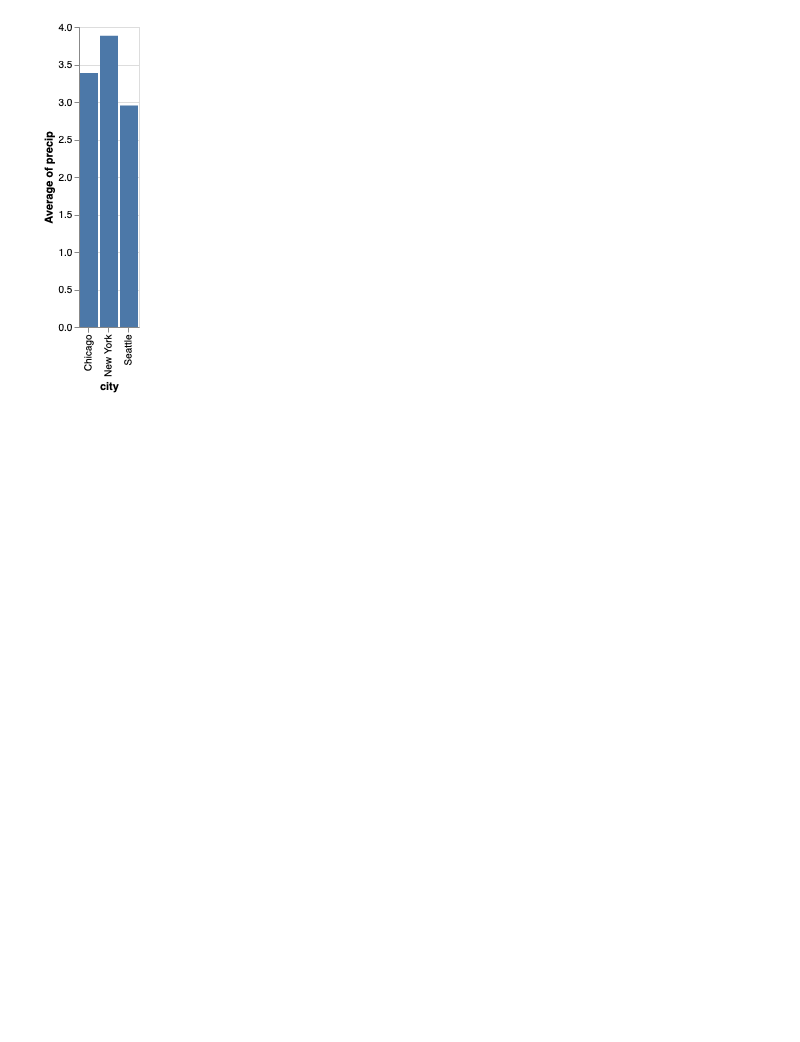
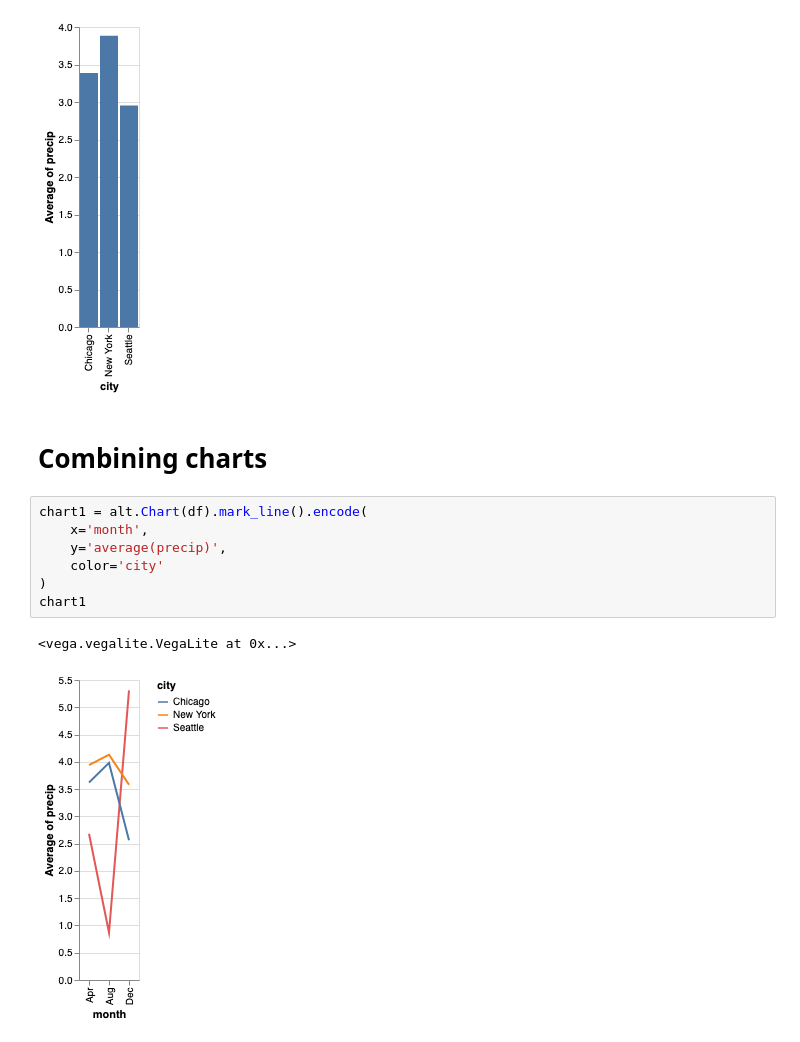
Before and after one commit to hanisaf/mist5730-fall2019, a Jupyter notebook: 30-intro.ipynb, the cells around one changed output. Drawn from its saved outputs; the diff is of its cells as text; blank space fills up the shorter version.

```diff
--- a/30-intro.ipynb
+++ b/30-intro.ipynb
@@ -143,3 +143,15 @@ alt.Chart(df).mark_bar().encode(
 # %% [output]
 <vega.vegalite.VegaLite at 0x...>
 [figure]
+# %% [markdown]
+# Combining charts
+# %%
+chart1 = alt.Chart(df).mark_line().encode(
+    x='month',
+    y='average(precip)',
+    color='city'
+)
+chart1
+# %% [output]
+<vega.vegalite.VegaLite at 0x...>
+[figure, added]
```
Also changed, not shown: parts of 6 cells of this notebook, 2 other files.
